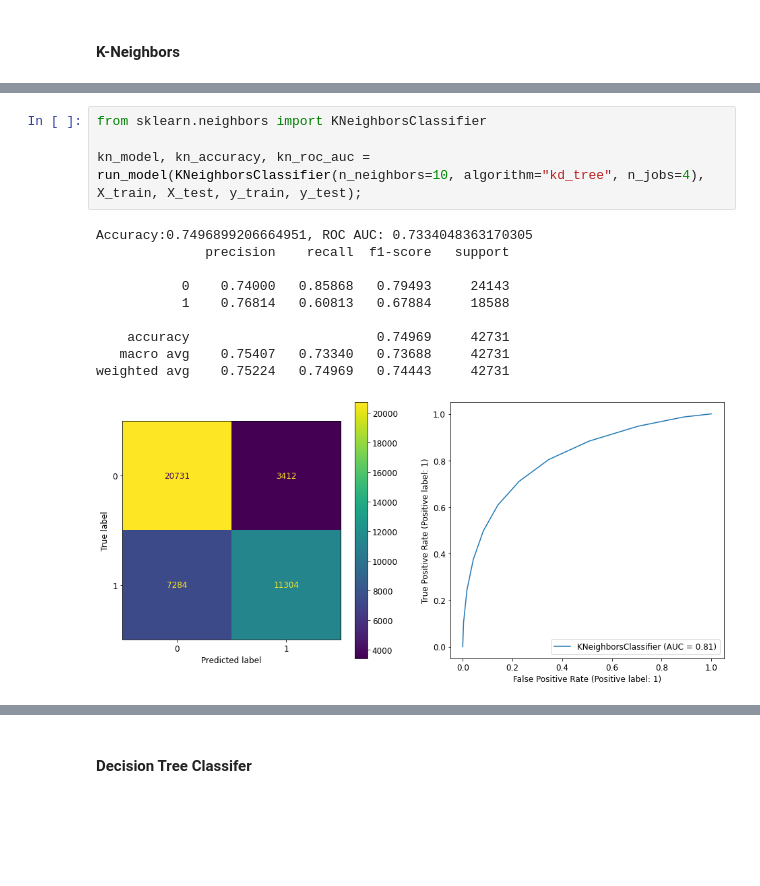
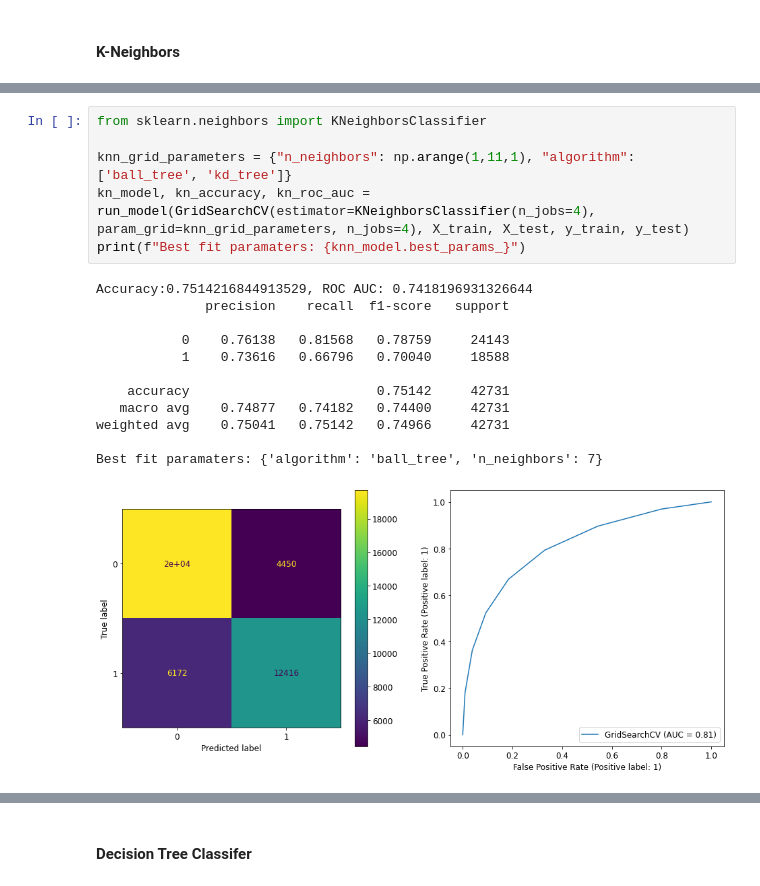
Before and after one commit to ibdafna/airlines_passengers, a Jupyter notebook: airline_passenger_satisfaction.ipynb, the cells around one changed output, grey strips where cells are left out. Saved outputs shown, nothing was run; the diff lists cells and outputs as text; blank space fills up the shorter version.

Commit message:
Add KNN grid search and explanation

```diff
--- a/airline_passenger_satisfaction.ipynb
+++ b/airline_passenger_satisfaction.ipynb
@@ -596,15 +600,19 @@ We can see that the model does relatively well, with an accuracy of 0.85 and ROC
 # %%
 from sklearn.neighbors import KNeighborsClassifier
 
-kn_model, kn_accuracy, kn_roc_auc = run_model(KNeighborsClassifier(n_neighbors=10, algorithm="kd_tree", n_jobs=4), X_train, X_test, y_train, y_test);
+knn_grid_parameters = {"n_neighbors": np.arange(1,11,1), "algorithm": ['ball_tree', 'kd_tree']}
+kn_model, kn_accuracy, kn_roc_auc = run_model(GridSearchCV(estimator=KNeighborsClassifier(n_jobs=4), param_grid=knn_grid_parameters, n_jobs=4), X_train, X_test, y_train, y_test)
+print(f"Best fit paramaters: {knn_model.best_params_}")
 # %% [output]
-Accuracy:0.7496899206664951, ROC AUC: 0.7334048363170305
+Accuracy:0.7514216844913529, ROC AUC: 0.7418196931326644
               precision    recall  f1-score   support
 
-           0    0.74000   0.85868   0.79493     24143
-           1    0.76814   0.60813   0.67884     18588
+           0    0.76138   0.81568   0.78759     24143
+           1    0.73616   0.66796   0.70040     18588
 
-    accuracy                        0.74969     42731
-   macro avg    0.75407   0.73340   0.73688     42731
-weighted avg    0.75224   0.74969   0.74443     42731
+    accuracy                        0.75142     42731
+   macro avg    0.74877   0.74182   0.74400     42731
+weighted avg    0.75041   0.75142   0.74966     42731
+
+Best fit paramaters: {'algorithm': 'ball_tree', 'n_neighbors': 7}
-[figure, old version]
+[figure, new version]
```
Also changed, not shown: parts of 8 cells of this notebook.
